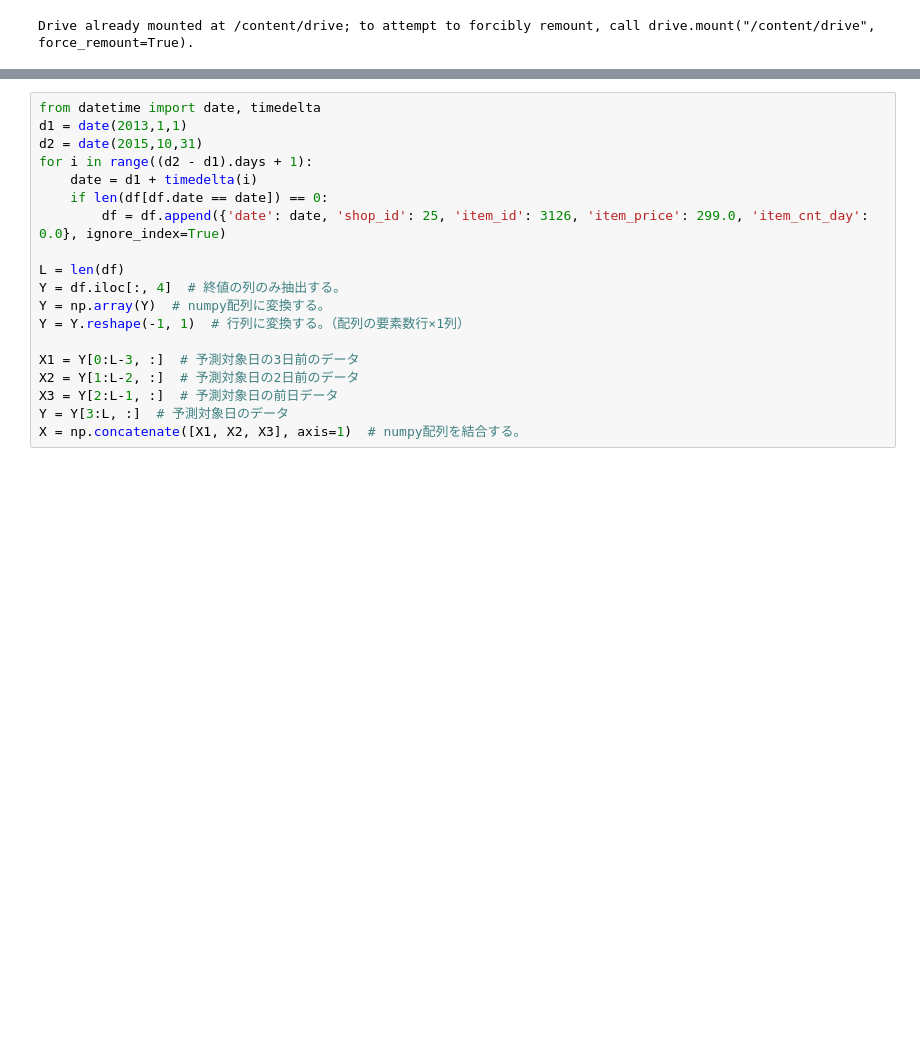
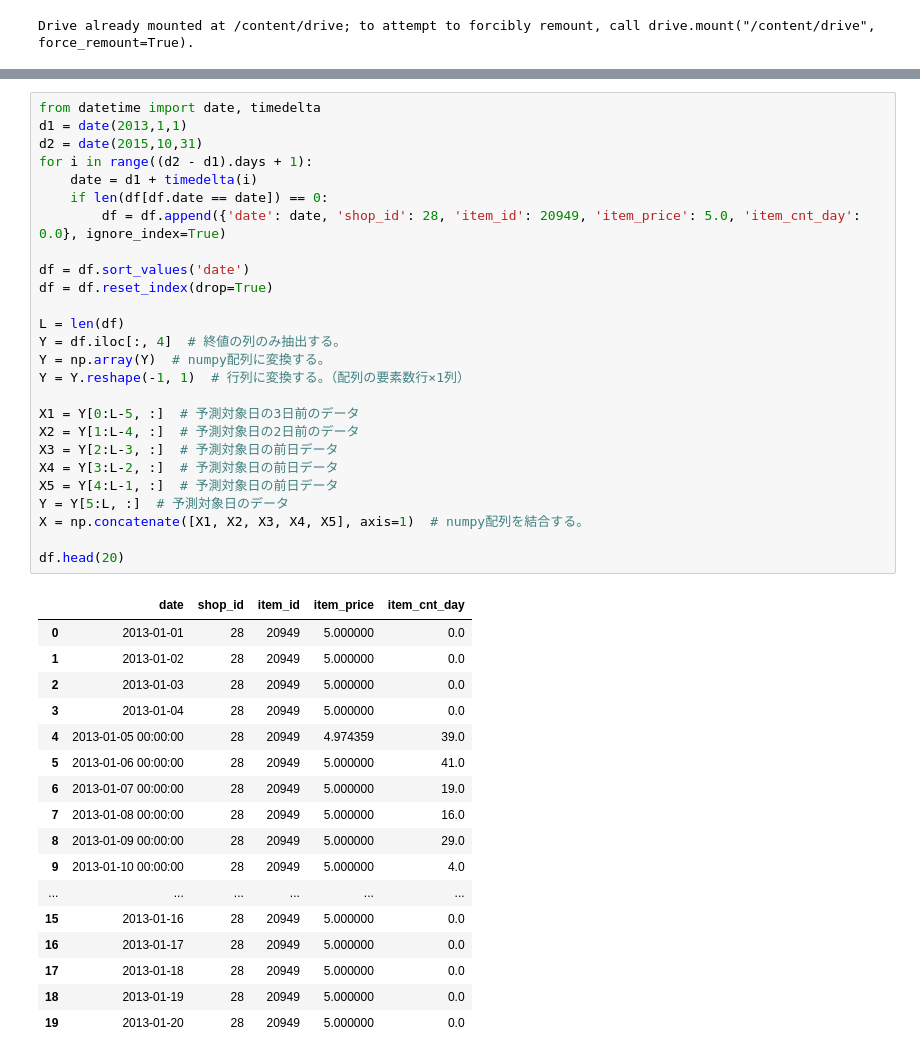
Before and after one commit to CodeSeterpie/CodeSeterpie, a Jupyter notebook: Kaggle/PredictFutureSales/members/uragami-lab/notebook01.ipynb, the cells around one changed output, grey strips where cells are left out. Drawn from its saved outputs; the diff is of its cells as text; blank space fills up the shorter version.

```diff
--- a/Kaggle/PredictFutureSales/members/uragami-lab/notebook01.ipynb
+++ b/Kaggle/PredictFutureSales/members/uragami-lab/notebook01.ipynb
@@ -65,22 +77,47 @@ df.describe()
 # %%
 from datetime import date, timedelta
 d1 = date(2013,1,1)
 d2 = date(2015,10,31)
 for i in range((d2 - d1).days + 1):
     date = d1 + timedelta(i)
     if len(df[df.date == date]) == 0:
-        df = df.append({'date': date, 'shop_id': 25, 'item_id': 3126, 'item_price': 299.0, 'item_cnt_day': 0.0}, ignore_index=True)
+        df = df.append({'date': date, 'shop_id': 28, 'item_id': 20949, 'item_price': 5.0, 'item_cnt_day': 0.0}, ignore_index=True)
+
+df = df.sort_values('date')
+df = df.reset_index(drop=True)
 
 L = len(df)
 Y = df.iloc[:, 4]  # 終値の列のみ抽出する。
 Y = np.array(Y)  # numpy配列に変換する。
 Y = Y.reshape(-1, 1)  # 行列に変換する。（配列の要素数行×1列）
 
-X1 = Y[0:L-3, :]  # 予測対象日の3日前のデータ
-X2 = Y[1:L-2, :]  # 予測対象日の2日前のデータ
-X3 = Y[2:L-1, :]  # 予測対象日の前日データ
-Y = Y[3:L, :]  # 予測対象日のデータ
-X = np.concatenate([X1, X2, X3], axis=1)  # numpy配列を結合する。
+X1 = Y[0:L-5, :]  # 予測対象日の3日前のデータ
+X2 = Y[1:L-4, :]  # 予測対象日の2日前のデータ
+X3 = Y[2:L-3, :]  # 予測対象日の前日データ
+X4 = Y[3:L-2, :]  # 予測対象日の前日データ
+X5 = Y[4:L-1, :]  # 予測対象日の前日データ
+Y = Y[5:L, :]  # 予測対象日のデータ
+X = np.concatenate([X1, X2, X3, X4, X5], axis=1)  # numpy配列を結合する。
+
+df.head(20)
+# %% [output]
+|  | date | shop_id | item_id | item_price | item_cnt_day |
+| 0 | 2013-01-01 | 28 | 20949 | 5.000000 | 0.0 |
+| 1 | 2013-01-02 | 28 | 20949 | 5.000000 | 0.0 |
+| 2 | 2013-01-03 | 28 | 20949 | 5.000000 | 0.0 |
+| 3 | 2013-01-04 | 28 | 20949 | 5.000000 | 0.0 |
+| 4 | 2013-01-05 00:00:00 | 28 | 20949 | 4.974359 | 39.0 |
+| 5 | 2013-01-06 00:00:00 | 28 | 20949 | 5.000000 | 41.0 |
+| 6 | 2013-01-07 00:00:00 | 28 | 20949 | 5.000000 | 19.0 |
+| 7 | 2013-01-08 00:00:00 | 28 | 20949 | 5.000000 | 16.0 |
+| 8 | 2013-01-09 00:00:00 | 28 | 20949 | 5.000000 | 29.0 |
+| 9 | 2013-01-10 00:00:00 | 28 | 20949 | 5.000000 | 4.0 |
+| ... | ... | ... | ... | ... | ... |
+| 15 | 2013-01-16 | 28 | 20949 | 5.000000 | 0.0 |
+| 16 | 2013-01-17 | 28 | 20949 | 5.000000 | 0.0 |
+| 17 | 2013-01-18 | 28 | 20949 | 5.000000 | 0.0 |
+| 18 | 2013-01-19 | 28 | 20949 | 5.000000 | 0.0 |
+| 19 | 2013-01-20 | 28 | 20949 | 5.000000 | 0.0 |
 # %%
 scaler = MinMaxScaler()  # データを0～1の範囲にスケールするための関数。
 scaler.fit(X)  # スケーリングに使用する最小／最大値を計算する。
```
Also changed, not shown: parts of 10 cells of this notebook.
